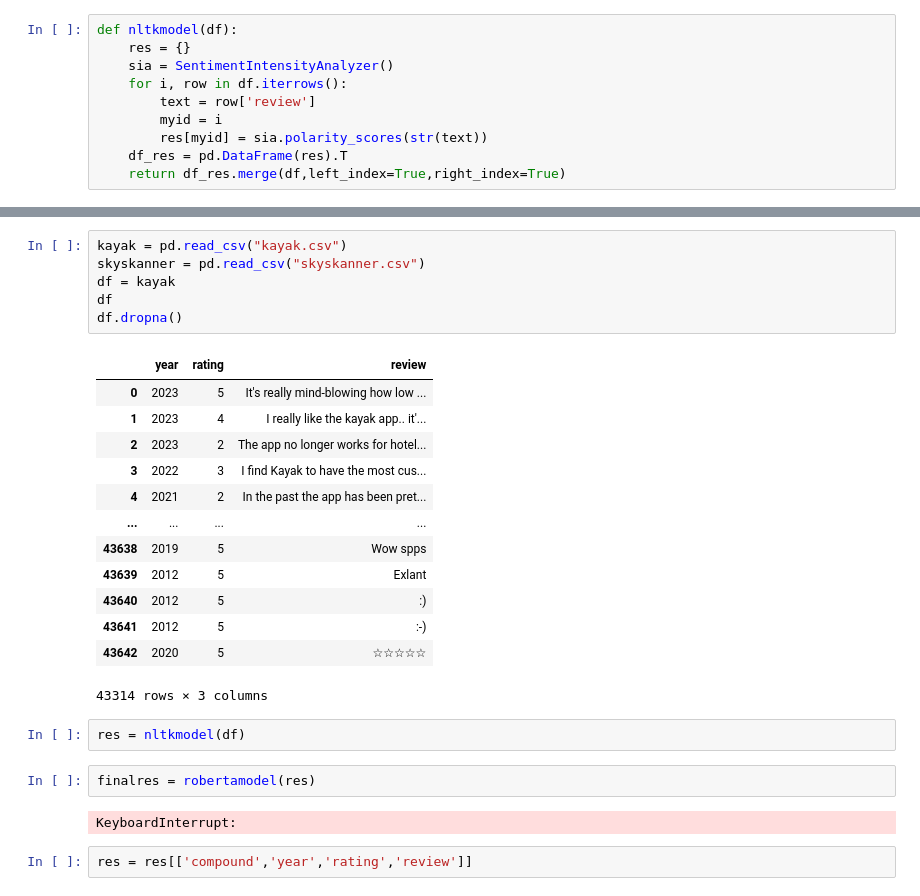
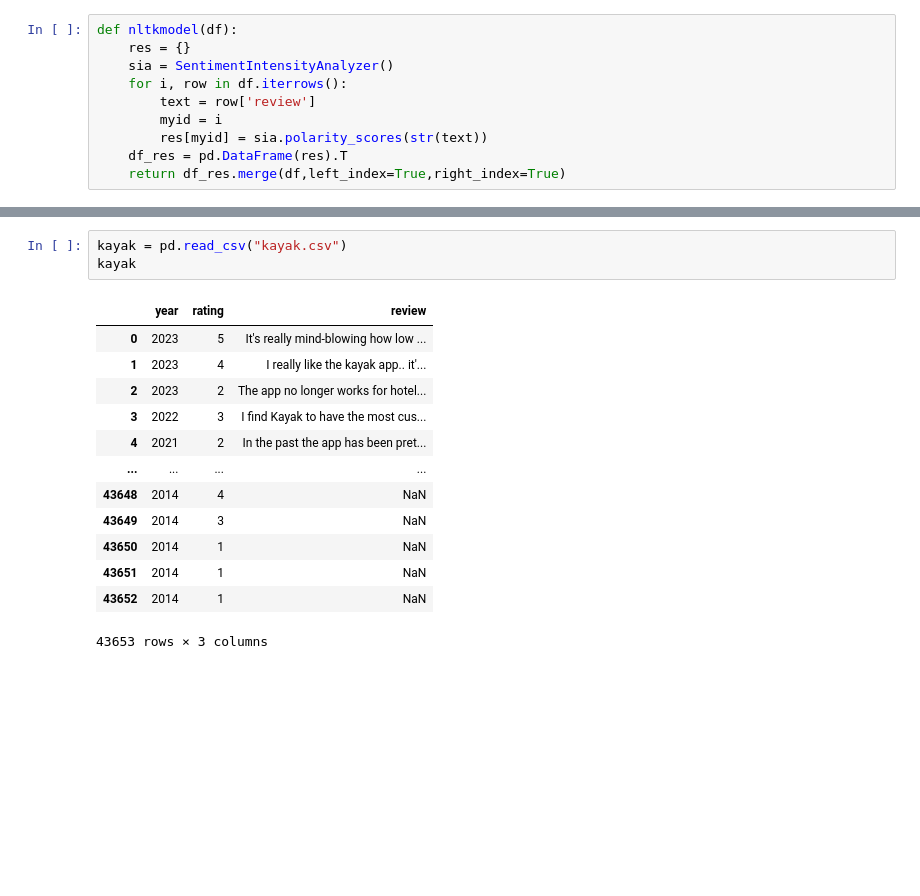
Before and after one commit to comeyrd/quantux-flightcomparator, a Jupyter notebook: review_analytics.ipynb, the cells around one changed output, grey strips where cells are left out. Drawn from its saved outputs; the diff is of its cells as text; blank space fills up the shorter version.

```diff
--- a/review_analytics.ipynb
+++ b/review_analytics.ipynb
@@ -94,28 +69,17 @@ array([0.9371, 2023, 1,
 # %%
 kayak = pd.read_csv("kayak.csv")
-skyskanner = pd.read_csv("skyskanner.csv")
-df = kayak
-df
-df.dropna()
+kayak
 # %% [output]
 |  | year | rating | review |
 | 0 | 2023 | 5 | It's really mind-blowing how low ... |
 | 1 | 2023 | 4 | I really like the kayak app.. it'... |
 | 2 | 2023 | 2 | The app no longer works for hotel... |
 | 3 | 2022 | 3 | I find Kayak to have the most cus... |
 | 4 | 2021 | 2 | In the past the app has been pret... |
 | ... | ... | ... | ... |
-| 43638 | 2019 | 5 | Wow spps |
-| 43639 | 2012 | 5 | Exlant |
-| 43640 | 2012 | 5 | :) |
-| 43641 | 2012 | 5 | :-) |
-| 43642 | 2020 | 5 | ☆☆☆☆☆ |
+| 43648 | 2014 | 4 | NaN |
+| 43649 | 2014 | 3 | NaN |
+| 43650 | 2014 | 1 | NaN |
+| 43651 | 2014 | 1 | NaN |
+| 43652 | 2014 | 1 | NaN |
-43314 rows × 3 columns
+43653 rows × 3 columns
-# %%
-res = nltkmodel(df)
-# %%
-finalres = robertamodel(res)
-# %% [output]
-KeyboardInterrupt:
-# %%
-res = res[['compound','year','rating','review']]
```
Also changed, not shown: parts of 20 cells of this notebook, 1 other file.
